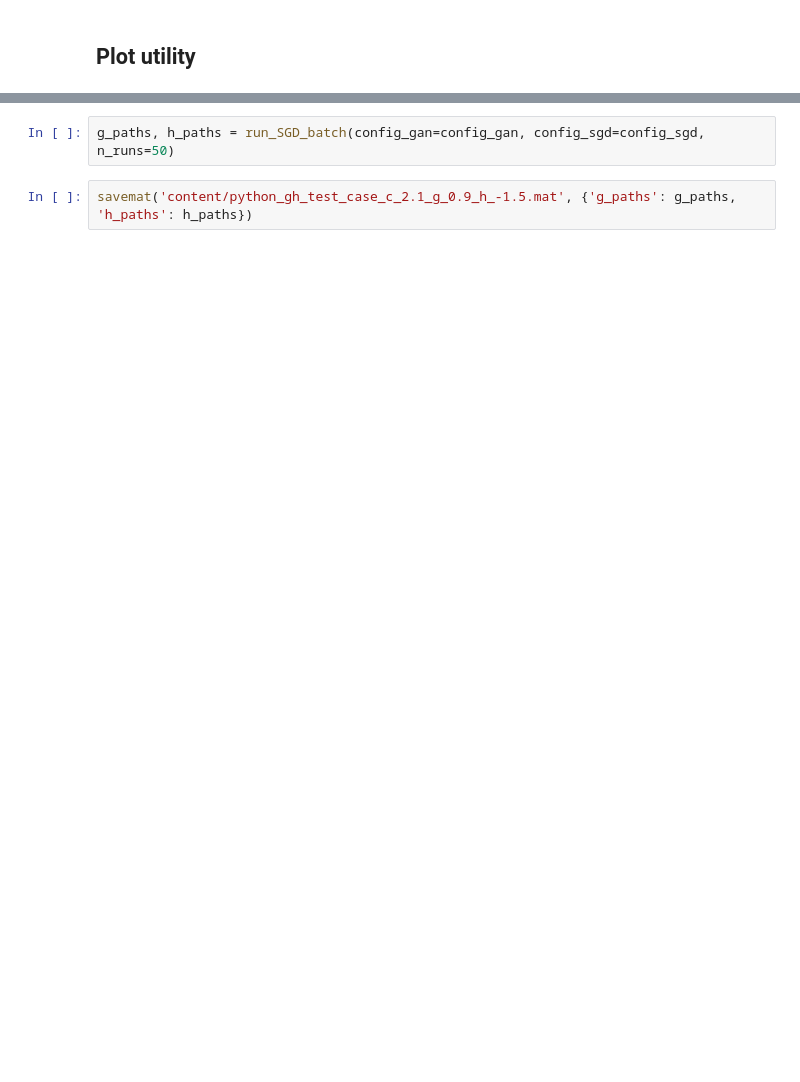
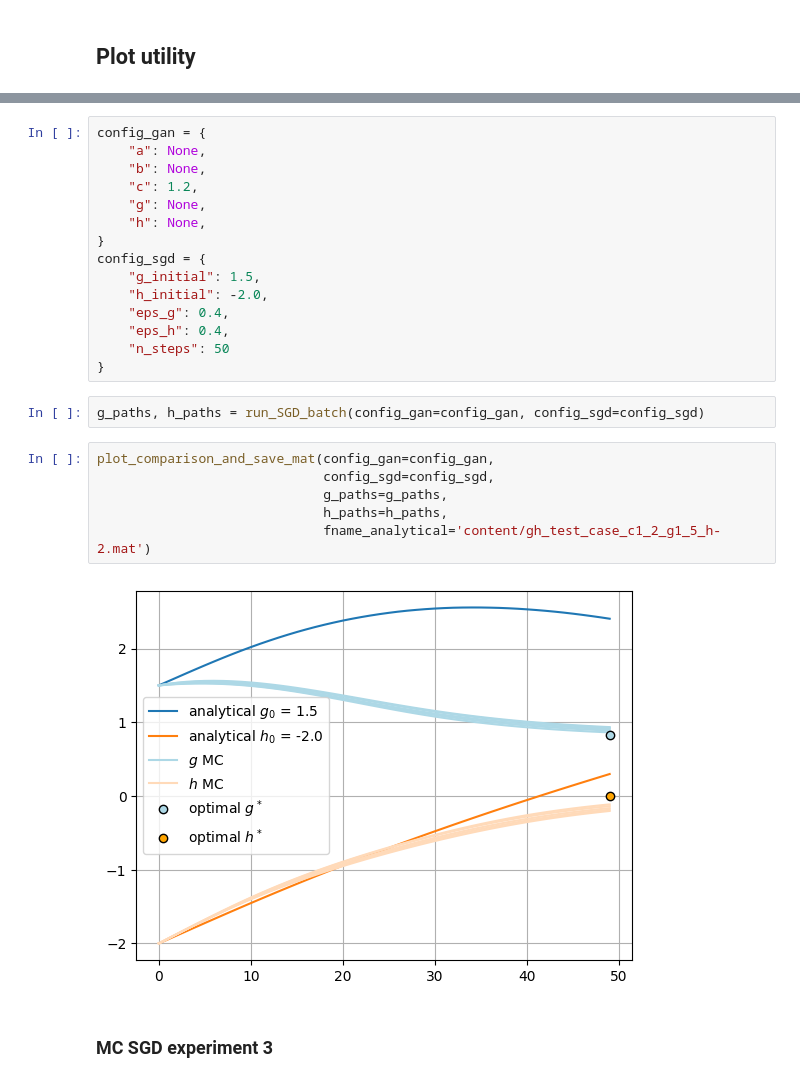
Before and after one commit to BandGapAI/gan-1d-least-squares, a Jupyter notebook: numerical_simulation.ipynb, the cells around one changed output, grey strips where cells are left out. Drawn from its saved outputs; the diff is of its cells as text; blank space fills up the shorter version.

```diff
--- a/numerical_simulation.ipynb
+++ b/numerical_simulation.ipynb
@@ -172,4 +191,27 @@ MC SGD experiment:
+# %%
+config_gan = {
+    "a": None,
+    "b": None,
+    "c": 1.2,
+    "g": None,
+    "h": None,
+}
+config_sgd = {
+    "g_initial": 1.5,
+    "h_initial": -2.0,
+    "eps_g": 0.4,
+    "eps_h": 0.4,
+    "n_steps": 50
+}
 # %%
-g_paths, h_paths = run_SGD_batch(config_gan=config_gan, config_sgd=config_sgd, n_runs=50)
+g_paths, h_paths = run_SGD_batch(config_gan=config_gan, config_sgd=config_sgd)
-# %%
-savemat('content/python_gh_test_case_c_2.1_g_0.9_h_-1.5.mat', {'g_paths': g_paths, 'h_paths': h_paths})
+# %%
+plot_comparison_and_save_mat(config_gan=config_gan,
+                             config_sgd=config_sgd,
+                             g_paths=g_paths,
+                             h_paths=h_paths,
+                             fname_analytical='content/gh_test_case_c1_2_g1_5_h-2.mat')
+# %% [output]
+[figure, added]
+# %% [markdown]
+### MC SGD experiment 3
```
Also changed, not shown: parts of 21 cells of this notebook, 13 other files.
